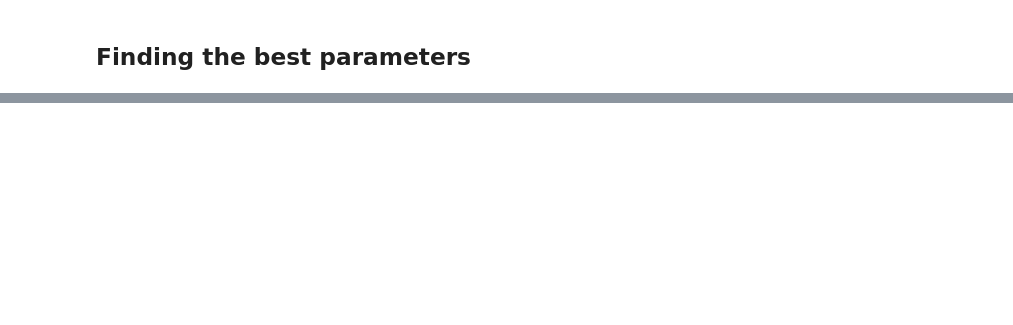
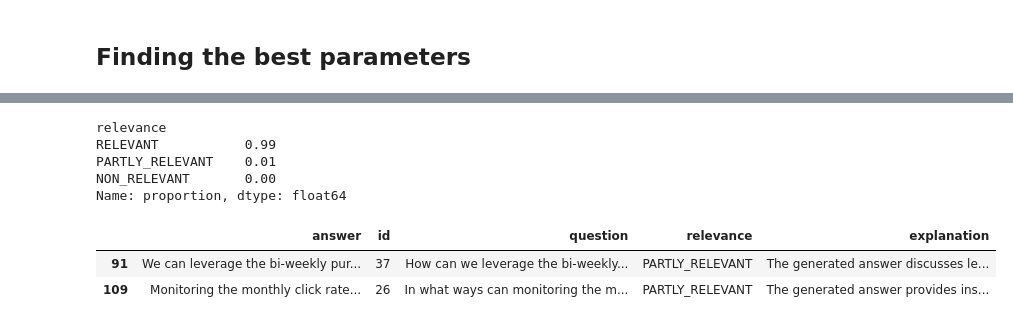
Before and after one commit to rsyjswy23/feature-store-assistant, a Jupyter notebook: notebooks/rag-test.ipynb.ipynb, the cells around one changed output, grey strips where cells are left out. Drawn from its saved outputs; the diff is of its cells as text; code cells hidden in the pictures; blank space fills up the shorter version.

Commit message:
added retrival evaluation and RAG evaluation

```diff
--- a/notebooks/rag-test.ipynb.ipynb
+++ b/notebooks/rag-test.ipynb.ipynb
@@ -392,0 +417,20 @@ Optimized on test: {'hit_rate': 0.9916666666666667, 'mrr': 0.6368650793650797}
+# %%
+df_sample = df_question.sample(n=200, random_state=1)
+# %%
+sample = df_sample.to_dict(orient='records')
+# %%
+evaluations = []
+
+for record in tqdm(sample):
+    question = record['question']
+    answer_llm = rag(question)
+
+    prompt = prompt2_template.format(
+        question=question,
+        answer_llm=answer_llm
+    )
+
+    evaluation = llm(prompt)
+    evaluation = json.loads(evaluation)
+
+    evaluations.append((record, answer_llm, evaluation))
@@ -392,0 +445,19 @@ Optimized on test: {'hit_rate': 0.9916666666666667, 'mrr': 0.6368650793650797}
+# %%
+df_eval = pd.DataFrame(evaluations, columns=['record', 'answer', 'evaluation'])
+
+df_eval['id'] = df_eval.record.apply(lambda d: d['id'])
+df_eval['question'] = df_eval.record.apply(lambda d: d['question'])
+
+df_eval['relevance'] = df_eval.evaluation.apply(lambda d: d['Relevance'])
+df_eval['explanation'] = df_eval.evaluation.apply(lambda d: d['Explanation'])
+
+del df_eval['record']
+del df_eval['evaluation']
+# %%
+df_eval.relevance.value_counts(normalize=True).reindex(['RELEVANT', 'PARTLY_RELEVANT', 'NON_RELEVANT'], fill_value=0)
+# %% [output]
+relevance
+RELEVANT           0.99
+PARTLY_RELEVANT    0.01
+NON_RELEVANT       0.00
+Name: proportion, dtype: float64
@@ -392,0 +466,6 @@ Optimized on test: {'hit_rate': 0.9916666666666667, 'mrr': 0.6368650793650797}
+# %%
+df_eval[df_eval.relevance == 'PARTLY_RELEVANT']
+# %% [output]
+|  | answer | id | question | relevance | explanation |
+| 91 | We can leverage the bi-weekly pur... | 37 | How can we leverage the bi-weekly... | PARTLY_RELEVANT | The generated answer discusses le... |
+| 109 | Monitoring the monthly click rate... | 26 | In what ways can monitoring the m... | PARTLY_RELEVANT | The generated answer provides ins... |
```
Also changed, not shown: parts of 44 cells of this notebook, 5 other files.
